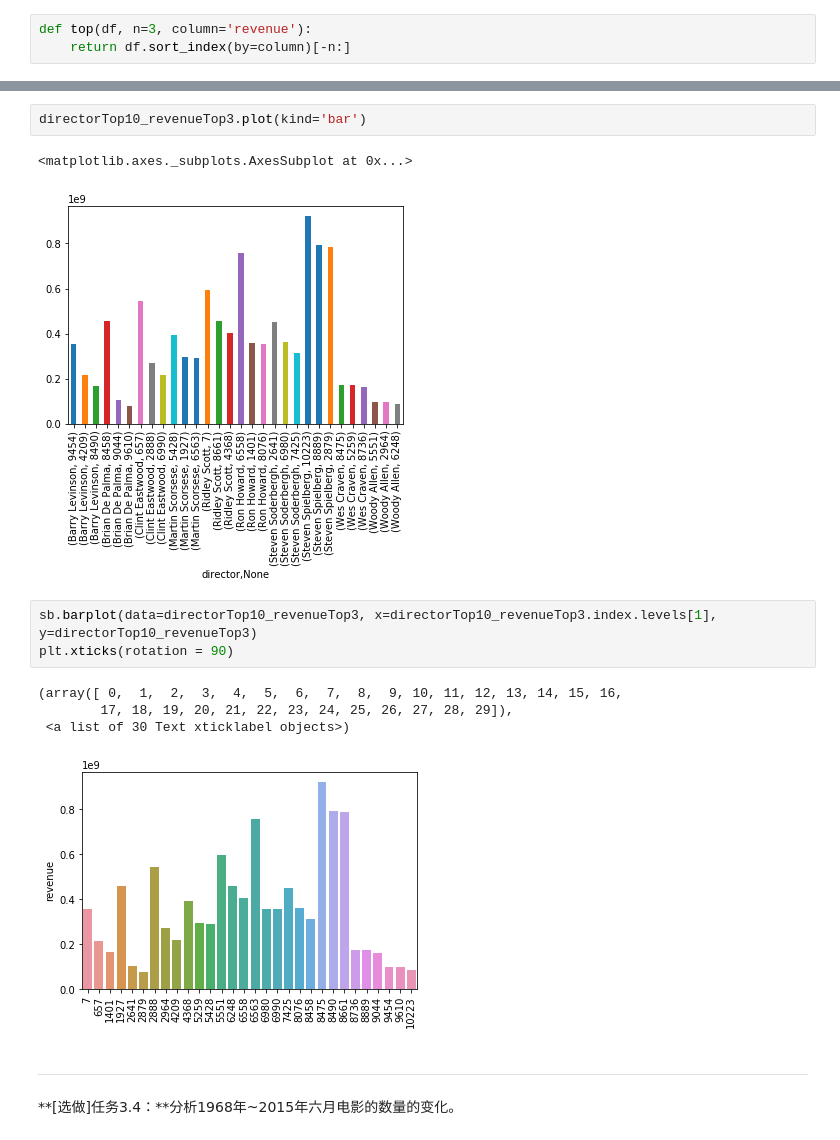
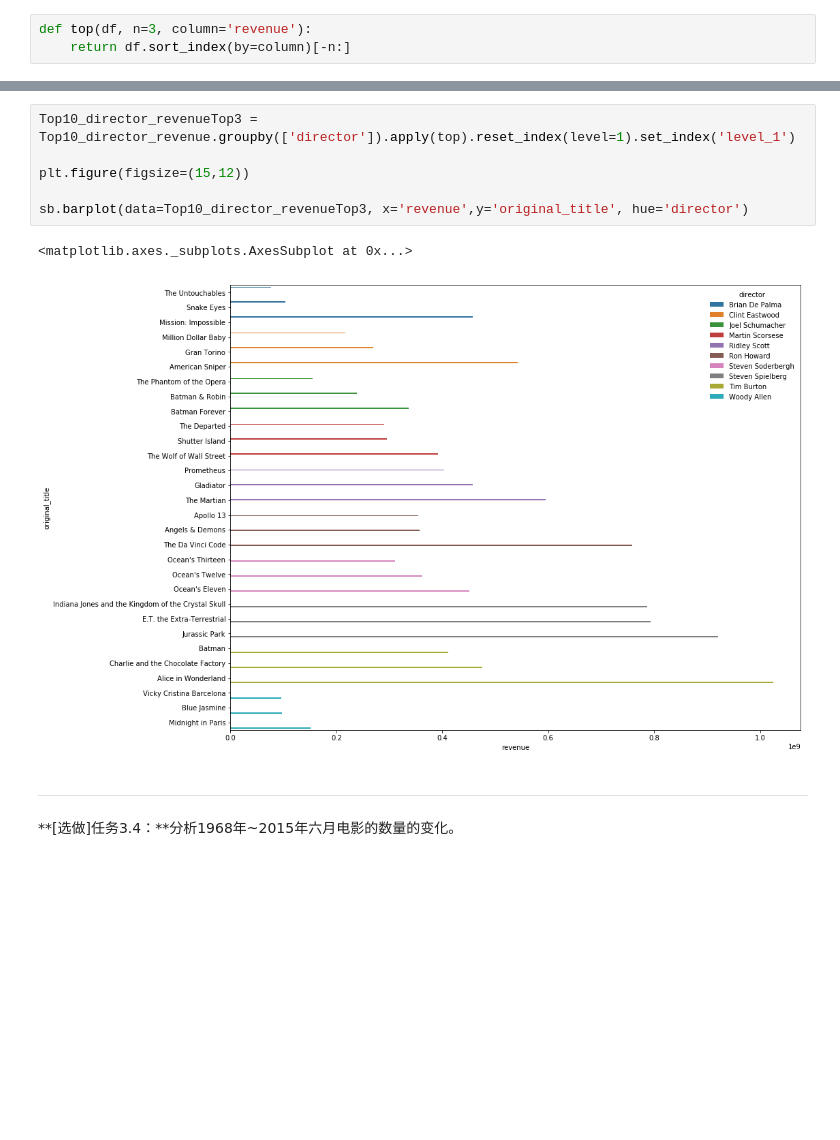
Before and after one commit to LYleonard/DataAnalysis, a Jupyter notebook: Statistics/ExploringDataSet/Explore_Movie_Dataset/Explore Movie Dataset_tmdb.ipynb, the cells around one changed output, grey strips where cells are left out. Drawn from its saved outputs; the diff is of its cells as text; blank space fills up the shorter version.

```diff
--- a/Statistics/ExploringDataSet/Explore_Movie_Dataset/Explore Movie Dataset_tmdb.ipynb
+++ b/Statistics/ExploringDataSet/Explore_Movie_Dataset/Explore Movie Dataset_tmdb.ipynb
@@ -488,16 +460,12 @@ Name: revenue, dtype: int64>
-# %%
-directorTop10_revenueTop3.plot(kind='bar')
-# %% [output]
-<matplotlib.axes._subplots.AxesSubplot at 0x...>
-[figure, removed]
-# %%
-sb.barplot(data=directorTop10_revenueTop3, x=directorTop10_revenueTop3.index.levels[1], y=directorTop10_revenueTop3)
-plt.xticks(rotation = 90)
-# %% [output]
-(array([ 0,  1,  2,  3,  4,  5,  6,  7,  8,  9, 10, 11, 12, 13, 14, 15, 16,
-        17, 18, 19, 20, 21, 22, 23, 24, 25, 26, 27, 28, 29]),
- <a list of 30 Text xticklabel objects>)
-[figure, removed]
+# %%
+Top10_director_revenueTop3 = Top10_director_revenue.groupby(['director']).apply(top).reset_index(level=1).set_index('level_1')
+
+plt.figure(figsize=(15,12))
+
+sb.barplot(data=Top10_director_revenueTop3, x='revenue',y='original_title', hue='director')
+# %% [output]
+<matplotlib.axes._subplots.AxesSubplot at 0x...>
+[figure, added]
 # %% [markdown]
 ---
 
```
Also changed, not shown: parts of 8 cells of this notebook, 1 other file.
